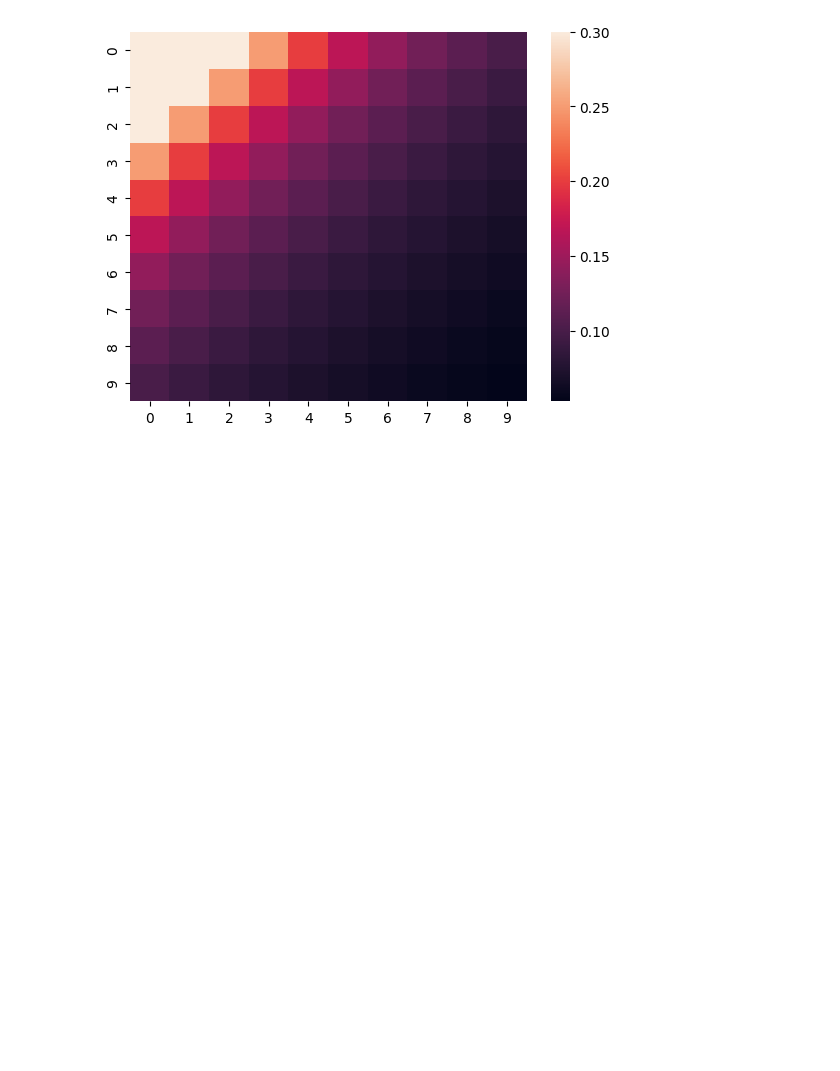
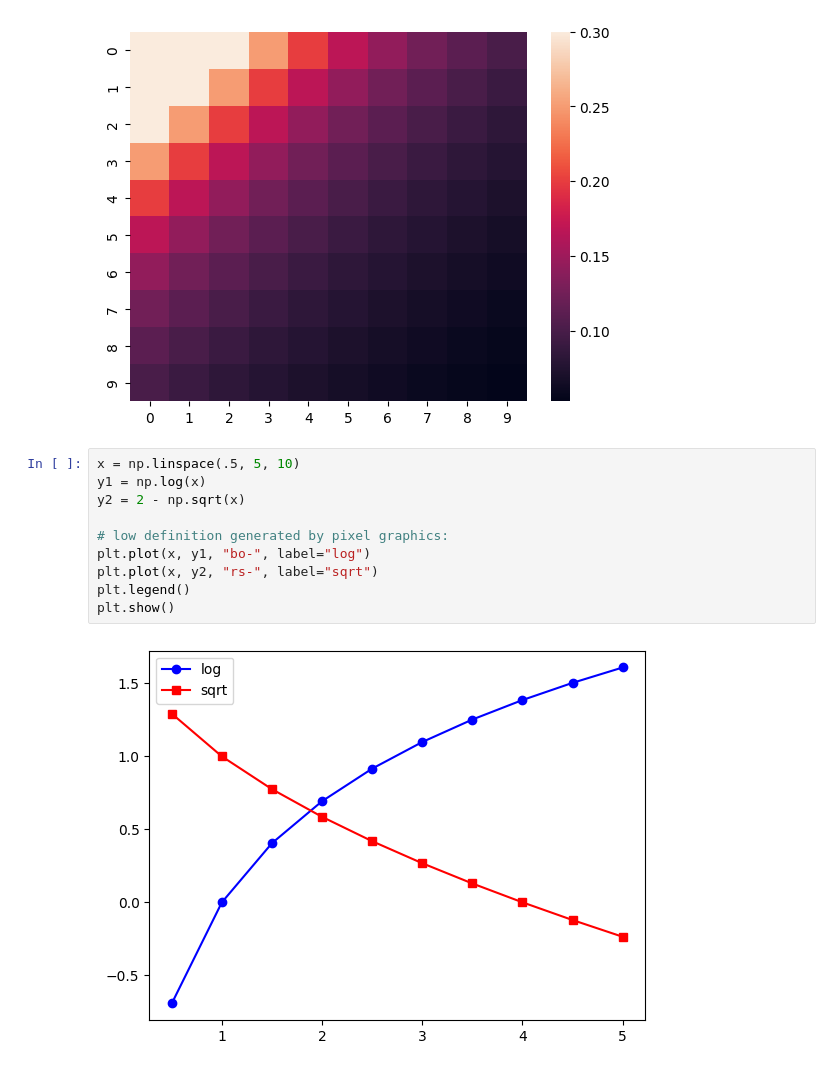
Before and after one commit to qmeng222/MNIST-Playground, a Jupyter notebook: test.ipynb, the cells around one changed output. Saved outputs shown, nothing was run; the diff lists cells and outputs as text; blank space fills up the shorter version.

Commit message:
exported plots in low and high resolutions

```diff
--- a/test.ipynb
+++ b/test.ipynb
@@ -747,3 +747,15 @@ plt.show()
  [0. 0. 0. 0. 0. 0. 0. 0. 0. 0.]
  [0. 0. 0. 0. 0. 0. 0. 0. 0. 0.]]
 [figure]
+# %%
+x = np.linspace(.5, 5, 10)
+y1 = np.log(x)
+y2 = 2 - np.sqrt(x)
+
+# low definition generated by pixel graphics:
+plt.plot(x, y1, "bo-", label="log")
+plt.plot(x, y2, "rs-", label="sqrt")
+plt.legend()
+plt.show()
+# %% [output]
+[figure, added]
```
Also changed, not shown: parts of 3 cells of this notebook.
